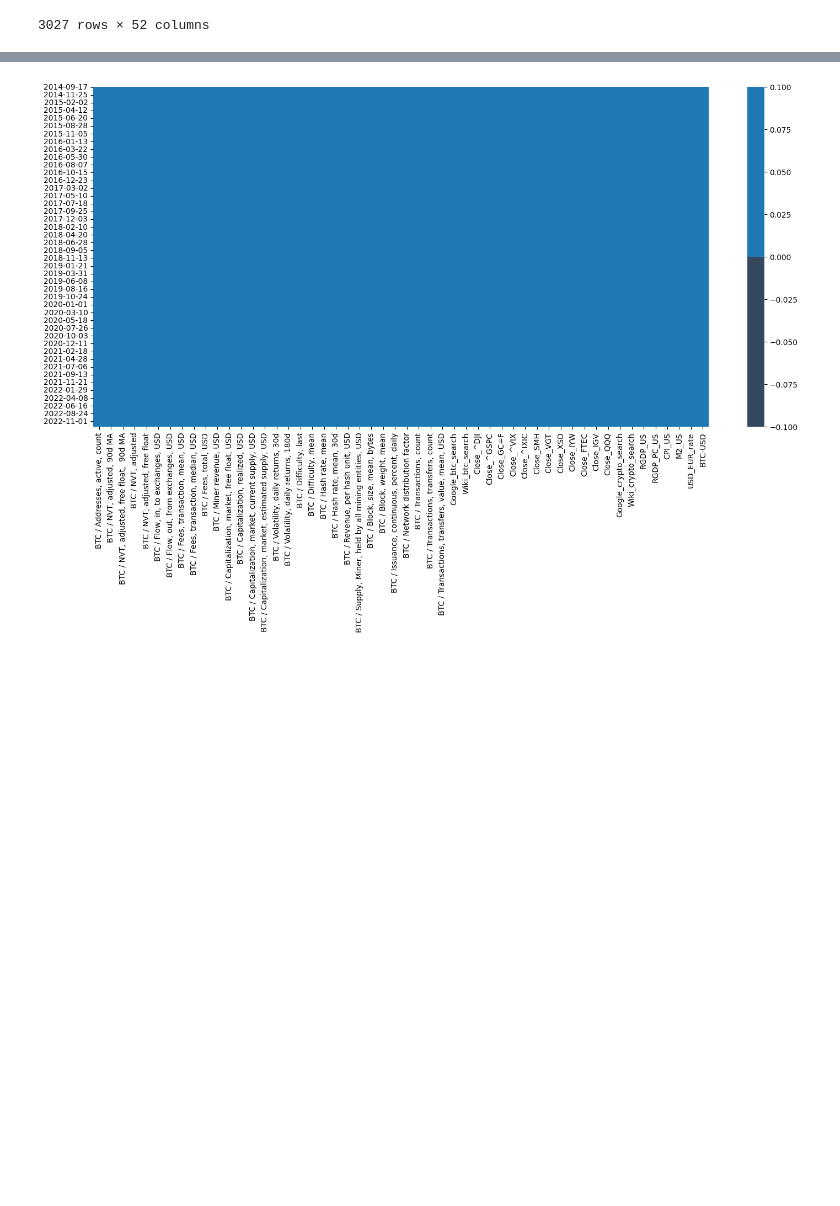
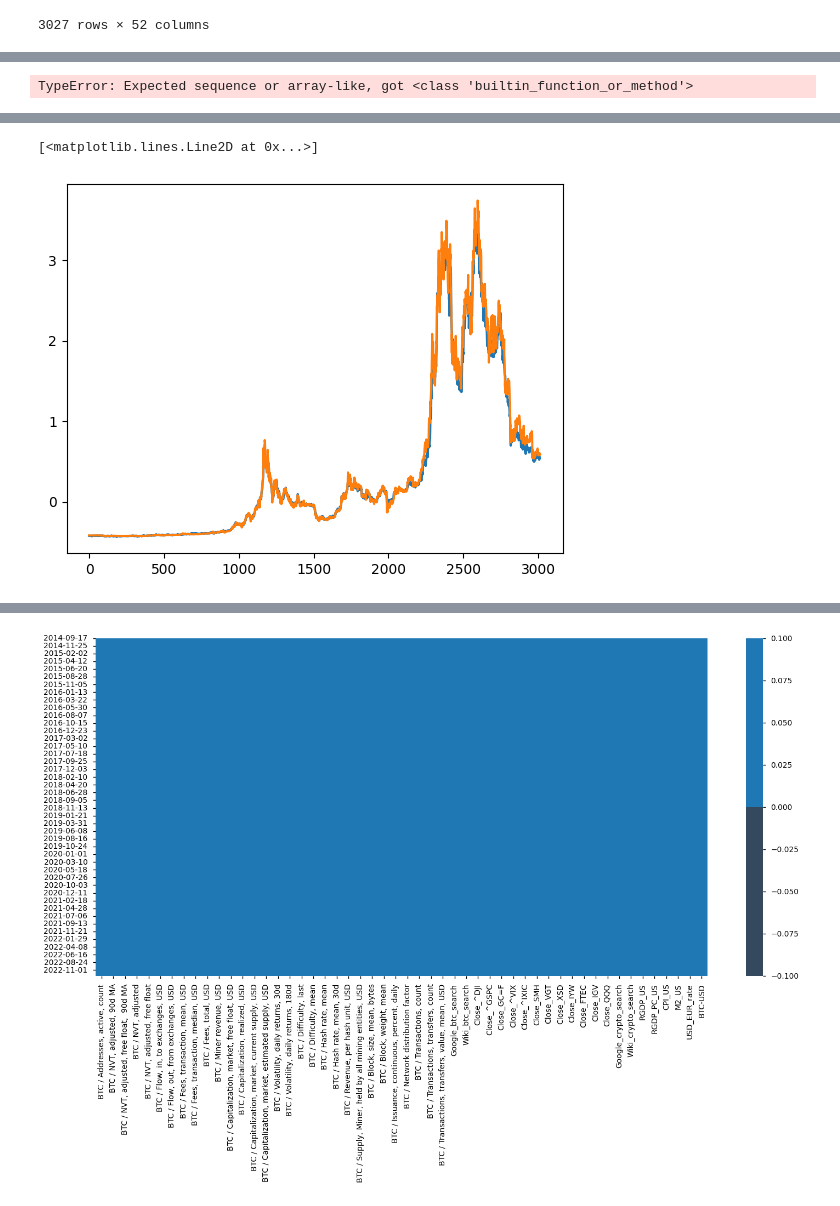
Before and after one commit to Tomas-Barhon/Noise-reduction-and-feature-extraction-with-principal-component-analysis, a Jupyter notebook: Code/playground.ipynb, the cells around one changed output, grey strips where cells are left out. Cells and saved outputs as stored; diff of their text form; code cells hidden in the pictures; blank space fills up the shorter version.

```diff
--- a/Code/playground.ipynb
+++ b/Code/playground.ipynb
@@ -96,3 +97,10 @@ data[['Close_^DJI','Close_^GSPC','Close_GC=F','Close_^VIX','Close_^IXIC',
     'Close_QQQ','USD_EUR_rate']].ffill()
 data["BTC-USD"] = data["BTC-USD"].shift(-10)
 data = data.dropna()
+# %%
+def create_lstm_input(data, target, lag_order):
+    X, Y = [],[]
+    for i in range(lag_order, len(data)):
+        X.append(data[i - lag_order:i])
+        Y.append(target[i])
+    return np.array(X), np.array(Y)
@@ -98,0 +115,9 @@ data = data.dropna()
+# %%
+model = tf.keras.Sequential()
+model.add(tf.keras.layers.LSTM(150, activation="relu", input_shape=(3, x.shape[2]),
+                               return_sequences=True))
+model.add(tf.keras.layers.LSTM(150, activation="relu"))
+model.add(tf.keras.layers.Dense(1))
+model.compile(optimizer=tf.keras.optimizers.Adam(learning_rate=0.001), loss="mse")
+model.summary()
+model.fit(x,y,epochs=20,batch_size=7)
@@ -98,0 +164,8 @@ data = data.dropna()
+# %%
+mean_squared_percentage_error(y.flatten,np.squeeze(model.predict(x),axis = 1).flatten,square_root=True)
+# %% [output]
+TypeError: Expected sequence or array-like, got <class 'builtin_function_or_method'>
+# %%
+plt.plot(model.predict(x))
+plt.plot(y)
+# %% [output]
@@ -98,0 +173,2 @@ data = data.dropna()
+[<matplotlib.lines.Line2D at 0x...>]
+[figure, added]
```
Also changed, not shown: parts of 22 cells of this notebook, 3 other files.
